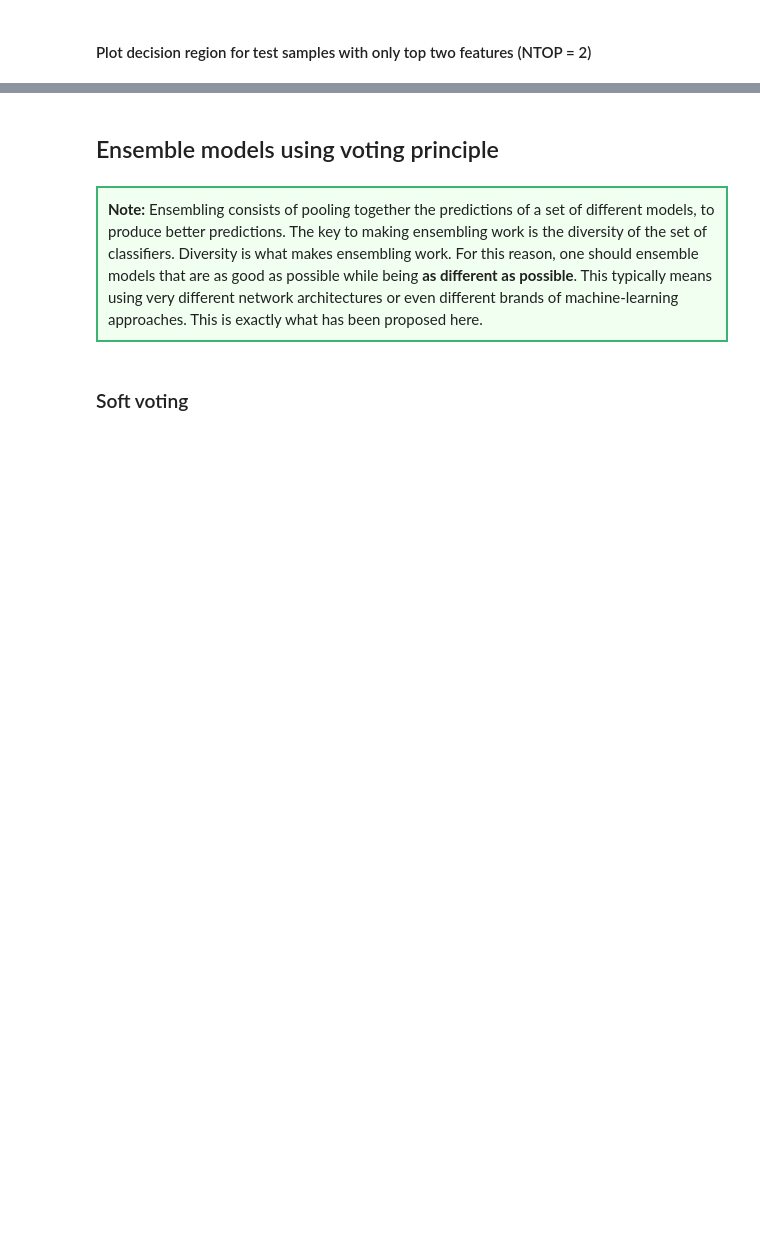
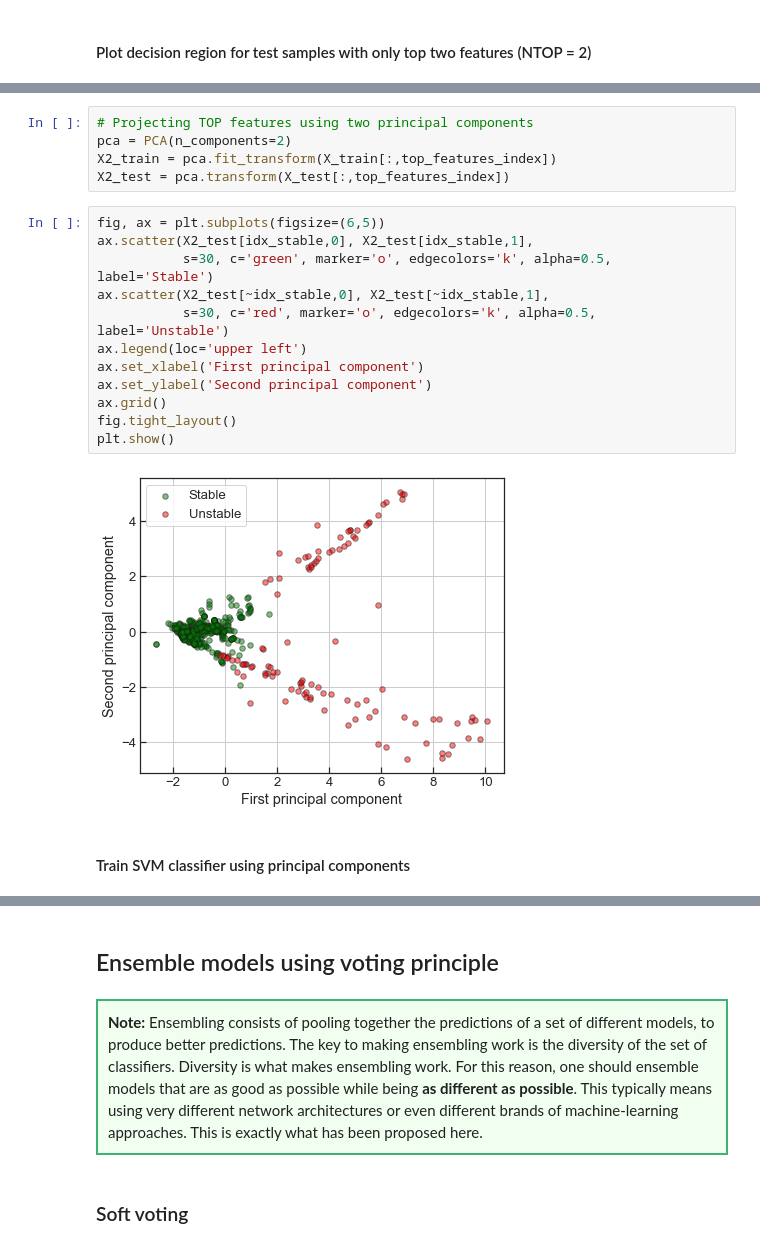
Before and after one commit to sarajcev/PSS-ML, a Jupyter notebook: PSStabML.ipynb, the cells around one changed output, grey strips where cells are left out. Drawn from its saved outputs; the diff is of its cells as text; blank space fills up the shorter version.

```diff
--- a/PSStabML.ipynb
+++ b/PSStabML.ipynb
@@ -654,0 +638,21 @@ plt.show()
+# %%
+# Projecting TOP features using two principal components
+pca = PCA(n_components=2)
+X2_train = pca.fit_transform(X_train[:,top_features_index])
+X2_test = pca.transform(X_test[:,top_features_index])
+# %%
+fig, ax = plt.subplots(figsize=(6,5))
+ax.scatter(X2_test[idx_stable,0], X2_test[idx_stable,1],
+           s=30, c='green', marker='o', edgecolors='k', alpha=0.5, label='Stable')
+ax.scatter(X2_test[~idx_stable,0], X2_test[~idx_stable,1],
+           s=30, c='red', marker='o', edgecolors='k', alpha=0.5, label='Unstable')
+ax.legend(loc='upper left')
+ax.set_xlabel('First principal component')
+ax.set_ylabel('Second principal component')
+ax.grid()
+fig.tight_layout()
+plt.show()
+# %% [output]
+[figure, added]
+# %% [markdown]
+#### Train SVM classifier using principal components
```
Also changed, not shown: parts of 38 cells of this notebook, 1 other file.
